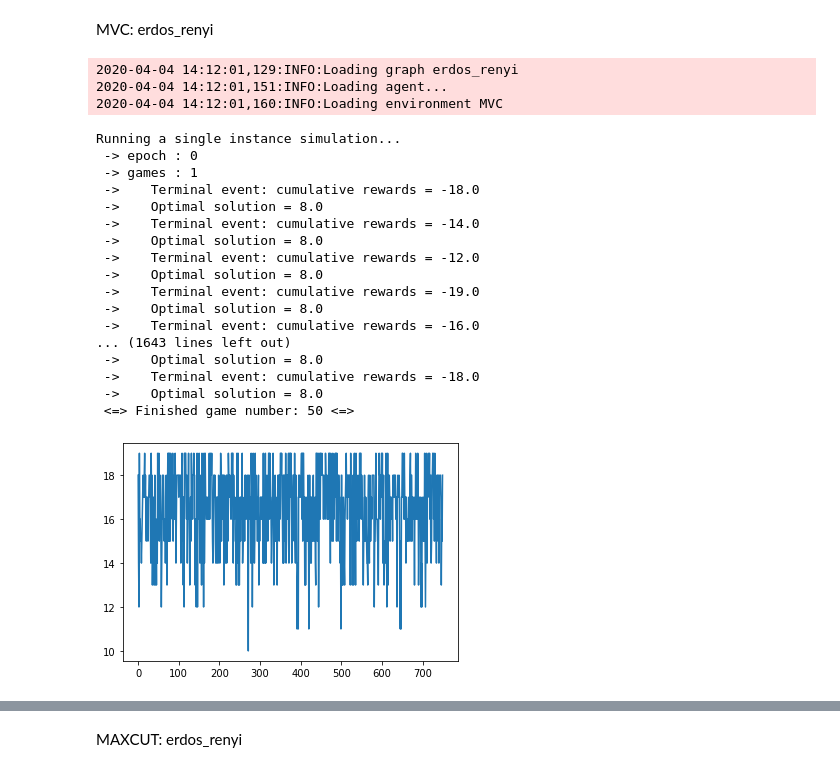
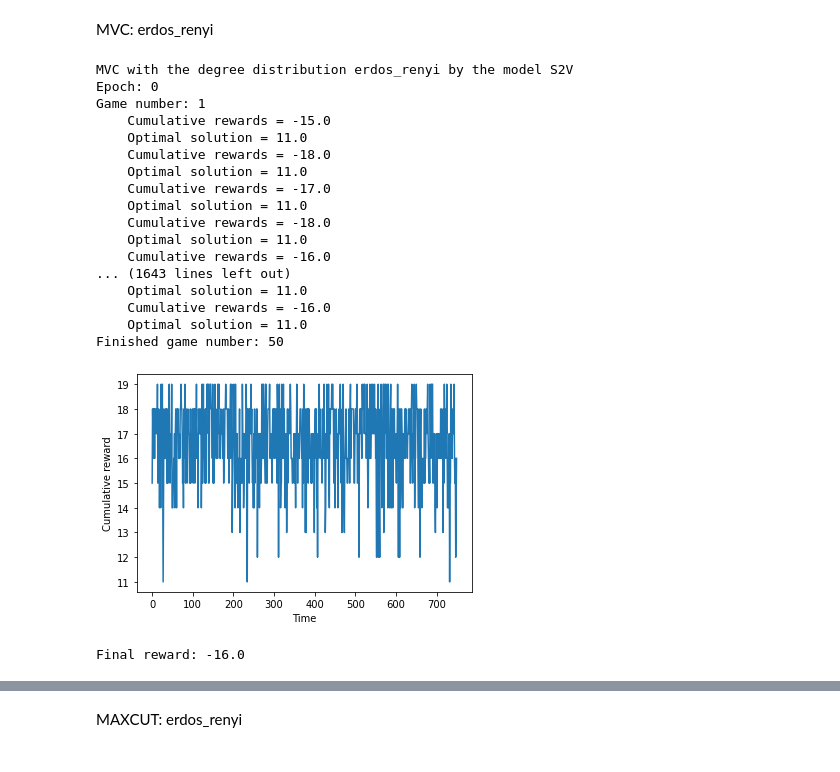
Before and after one commit to d-kirichik/ML_project, a Jupyter notebook: src/Minimum Vertex Cover (MVC) and Maximum Cut (MAXCUT)/combi_opt_graph.ipynb, the cells around one changed output, grey strips where cells are left out. Saved outputs shown, nothing was run; the diff lists cells and outputs as text; code cells hidden in the pictures.

Commit message:
new version combi_opt_graph update

```diff
--- a/src/Minimum Vertex Cover (MVC) and Maximum Cut (MAXCUT)/combi_opt_graph.ipynb
+++ b/src/Minimum Vertex Cover (MVC) and Maximum Cut (MAXCUT)/combi_opt_graph.ipynb
@@ -63,7 +61,7 @@ Define the algorithms:
 # %%
-class S2V_QN_1(torch.nn.Module):
+class S2V(torch.nn.Module):
     def __init__(self,hidden_reg, embed_dim, pre_pool_len, post_pool_len, T):
-        super(S2V_QN_1, self).__init__()
+        super(S2V, self).__init__()
         self.T = T
         self.embed_dim=embed_dim
         self.hidden_reg=hidden_reg
@@ -104,12 +102,10 @@ class S2V_QN_1(torch.nn.Module):
                 mu = torch.matmul(vex, self.mu_1).clamp(0)
             else:
                 mu_1 = torch.matmul(vex, self.mu_1).clamp(0)
-                # before pooling:
                 for k in range(self.pre_pool_len):
                     mu = self.list_pre_pool[k](mu).clamp(0)
 
                 mu_pool = torch.matmul(adjacent, mu)
-                # after pooling
                 for k in range(self.post_pool_len):
                     mu_pool = self.list_post_pool[k](mu_pool).clamp(0)
 
@@ -126,9 +122,9 @@ class S2V_QN_1(torch.nn.Module):
             q = self.q(q_)
         return q
 
-class GCN_QN_1(torch.nn.Module):
+class GCN(torch.nn.Module):
     def __init__(self,hidden_reg, embed_dim, pre_pool_len, post_pool_len, T):
-        super(GCN_QN_1, self).__init__()
+        super(GCN, self).__init__()
         self.hidden_reg =hidden_reg
         self.embed_dim = embed_dim
         self.T = T
@@ -180,7 +176,6 @@ class GCN_QN_1(torch.nn.Module):
                 mu = torch.matmul(vex, self.mu_1).clamp(0)
             else:
                 mu_1 = torch.matmul(vex, self.mu_1).clamp(0)
-                # before pooling:
                 for k in range(self.pre_pool_len):
                     mu = self.list_pre_pool[k](mu).clamp(0)
                 mu_pool = torch.matmul(gv, mu)
@@ -584,31 +497,15 @@ Finally, we will launch the code with function **main** with arguments:
 # %%
 def main(args):
-  logging.basicConfig(
-    format='%(asctime)s:%(levelname)s:%(message)s',
-    level=logging.INFO
-    )
-  logging.info('Loading graph %s' % args["graph_type"])
+  print(args["environment_name"], "with the degree distribution", args["graph_type"], "by the model", args["model"])
   graph_dic = {}
   for graph_ in range(args["graph_nbr"]):
     seed = np.random.seed(120+graph_)
     graph_dic[graph_] = Graph(graph_type=args["graph_type"], cur_n=args["node"], p=args["p"],m=args["m"],seed=seed)
-  logging.info('Loading agent...')
   agent_class = Agent(graph_dic, args["model"], args["lr"],args["bs"],args["n_step"])
-  logging.info('Loading environment %s' % args["environment_name"])
-  env_class = class_Environment(graph_dic,args["environment_name"])
-
-  if args["batch"] is not None:
-    print("Running a batched simulation with {} agents in parallel...".format(args["batch"]))
-    my_runner = BatchRunner(env_class, agent_class, args["batch"], args["verbose"])
-    final_reward = my_runner.loop(args["ngames"],args["epoch"], args["niter"])
-    print("Obtained a final average reward of {}".format(final_reward))
-    agent_class.save_model()
-  else:
-    print("Running a single instance simulation...")
-    my_runner = Runner(env_class, agent_class, args["verbose"])
-    final_reward = my_runner.loop(args["ngames"],args["epoch"], args["niter"])
-    print("Obtained a final reward of {}".format(final_reward))
-    agent_class.save_model()
+  env_class = Environment(graph_dic,args["environment_name"])
+  my_runner = Runner(env_class, agent_class, args["verbose"])
+  final_reward = my_runner.loop(args["ngames"],args["epoch"], args["niter"])
+  print("Final reward: {}".format(final_reward))
 # %% [markdown]
 ## Results
 
@@ -620,42 +517,39 @@ MVC: erdos_renyi
 # %%
 args = {"environment_name": 'MVC',
         "agent": 'Agent',
         "graph_type": 'erdos_renyi',
         "graph_nbr": 100,
-        "model": 'S2V_QN_1',
+        "model": 'S2V',
         "ngames": 50,
         "niter": 100,
         "epoch": 3,
         "lr": 1e-4,
         "bs": 32,
         "n_step": 3,
         "node": 20,
         "p": 0.14,
         "m": 4,
-        "batch": None,
         "verbose": True
         }
 
 main(args)
 # %% [output]
-2020-04-04 14:12:01,129:INFO:Loading graph erdos_renyi
-2020-04-04 14:12:01,151:INFO:Loading agent...
-2020-04-04 14:12:01,160:INFO:Loading environment MVC
+MVC with the degree distribution erdos_renyi by the model S2V
+Epoch: 0
+Game number: 1
+    Cumulative rewards = -15.0
+    Optimal solution = 11.0
+    Cumulative rewards = -18.0
+    Optimal solution = 11.0
+    Cumulative rewards = -17.0
+    Optimal solution = 11.0
+    Cumulative rewards = -18.0
+    Optimal solution = 11.0
+    Cumulative rewards = -16.0
+... (1643 lines left out)
+    Optimal solution = 11.0
+    Cumulative rewards = -16.0
+    Optimal solution = 11.0
+Finished game number: 50
+[figure, new version]
-Running a single instance simulation...
- -> epoch : 0
- -> games : 1
- ->    Terminal event: cumulative rewards = -18.0
- ->    Optimal solution = 8.0
- ->    Terminal event: cumulative rewards = -14.0
- ->    Optimal solution = 8.0
- ->    Terminal event: cumulative rewards = -12.0
- ->    Optimal solution = 8.0
- ->    Terminal event: cumulative rewards = -19.0
- ->    Optimal solution = 8.0
- ->    Terminal event: cumulative rewards = -16.0
-... (1643 lines left out)
- ->    Optimal solution = 8.0
- ->    Terminal event: cumulative rewards = -18.0
- ->    Optimal solution = 8.0
- <=> Finished game number: 50 <=>
+Final reward: -16.0
-[figure, old version]
```
Also changed, not shown: parts of 28 cells of this notebook.
